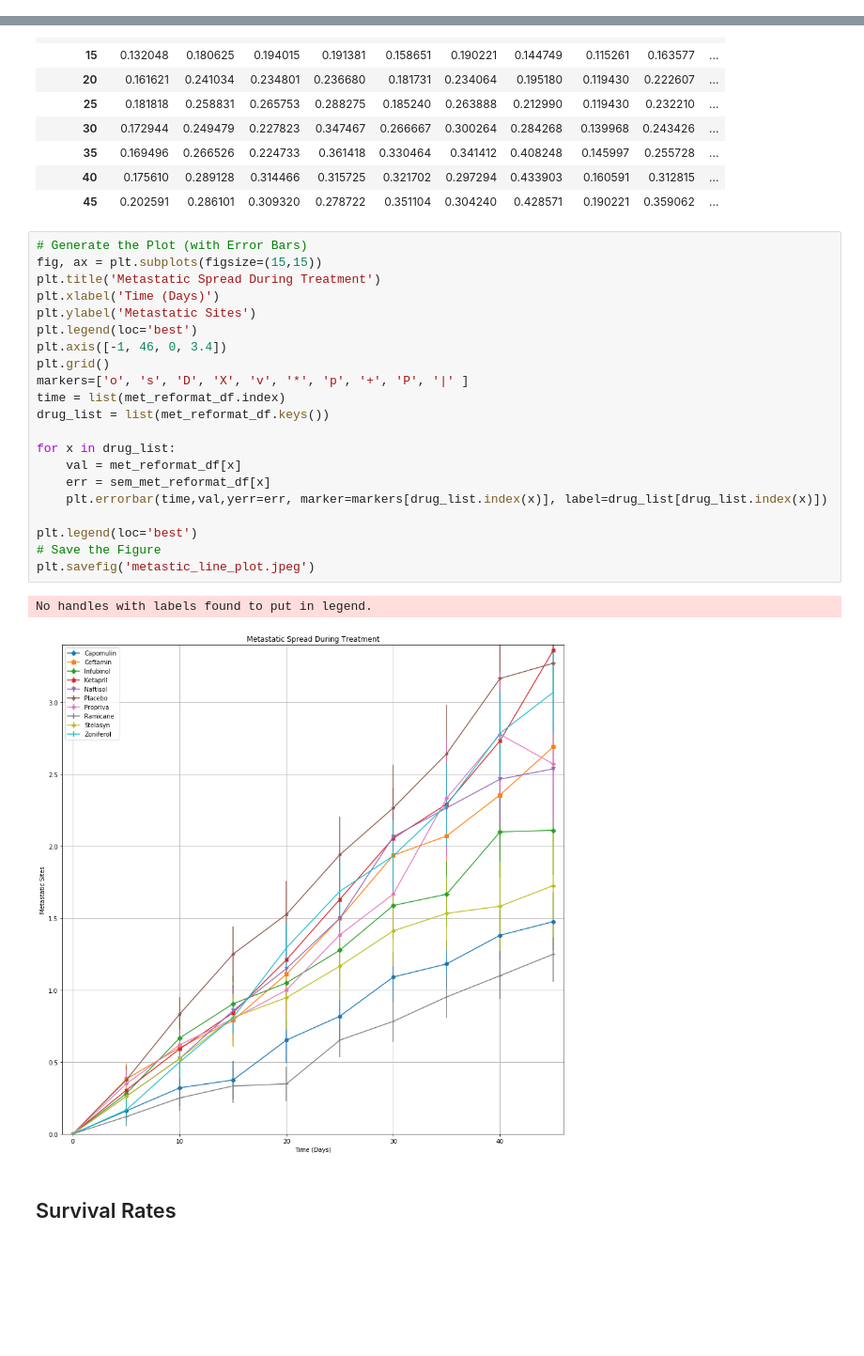
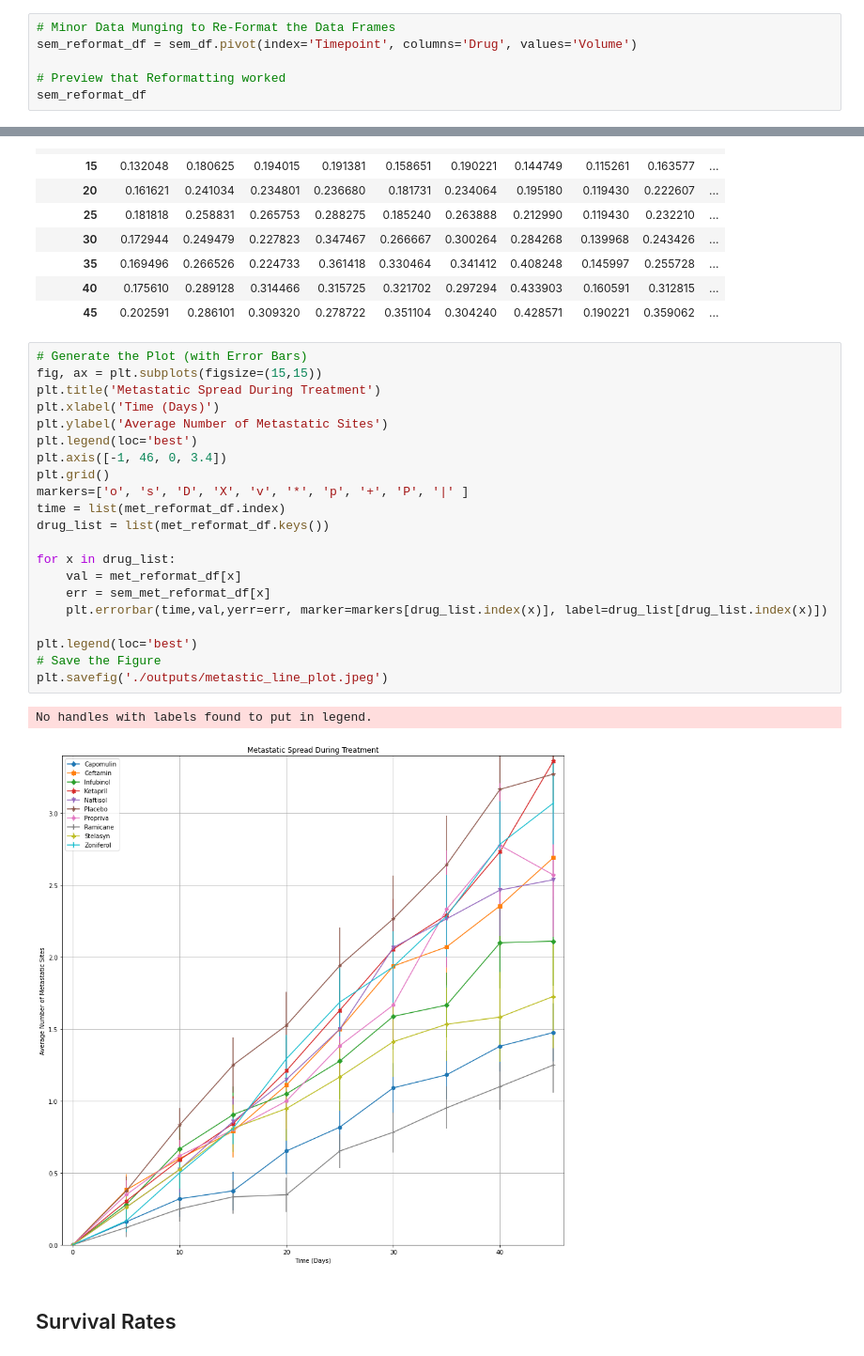
Before and after one commit to ejw-data/matplotlib-drug-eval, a Jupyter notebook: drug_analysis.ipynb, the cells around one changed output, grey strips where cells are left out. Shown at 94% size. Cells and saved outputs as stored; diff of their text form; blank space fills up the shorter version.

```diff
--- a/drug_analysis.ipynb
+++ b/drug_analysis.ipynb
@@ -731,3 +784,9 @@ mean_reformat_df
 | 35 | 37.816839 | 58.827548 | 60.742461 | 63.371686 | 62.685087 | 62.420615 | 60.103457 | 37.451996 | 62.432021 | ... |
 | 40 | 36.958001 | 61.467895 | 63.162824 | 66.068580 | 65.600754 | 65.052675 | 63.045537 | 36.574081 | 65.356386 | ... |
 | 45 | 36.236114 | 64.132421 | 65.755562 | 70.662958 | 69.265506 | 68.084082 | 66.258529 | 34.955595 | 68.438310 | ... |
+# %%
+# Minor Data Munging to Re-Format the Data Frames
+sem_reformat_df = sem_df.pivot(index='Timepoint', columns='Drug', values='Volume')
+
+# Preview that Reformatting worked
+sem_reformat_df
@@ -820,27 +893,27 @@ sem_met_reformat_df
 # %%
 # Generate the Plot (with Error Bars)
 fig, ax = plt.subplots(figsize=(15,15))
 plt.title('Metastatic Spread During Treatment')
 plt.xlabel('Time (Days)')
-plt.ylabel('Metastatic Sites')
+plt.ylabel('Average Number of Metastatic Sites')
 plt.legend(loc='best')
 plt.axis([-1, 46, 0, 3.4])
 plt.grid()
 markers=['o', 's', 'D', 'X', 'v', '*', 'p', '+', 'P', '|' ]
 time = list(met_reformat_df.index)
 drug_list = list(met_reformat_df.keys())
 
 for x in drug_list:
     val = met_reformat_df[x]
     err = sem_met_reformat_df[x]
     plt.errorbar(time,val,yerr=err, marker=markers[drug_list.index(x)], label=drug_list[drug_list.index(x)])
 
 plt.legend(loc='best')
 # Save the Figure
-plt.savefig('metastic_line_plot.jpeg')
+plt.savefig('./outputs/metastic_line_plot.jpeg')
 # %% [output]
 No handles with labels found to put in legend.
-[figure, old version]
+[figure, new version]
 # %% [markdown]
 ## Survival Rates
 # %%
```
Also changed, not shown: parts of 36 cells of this notebook, 16 other files.
